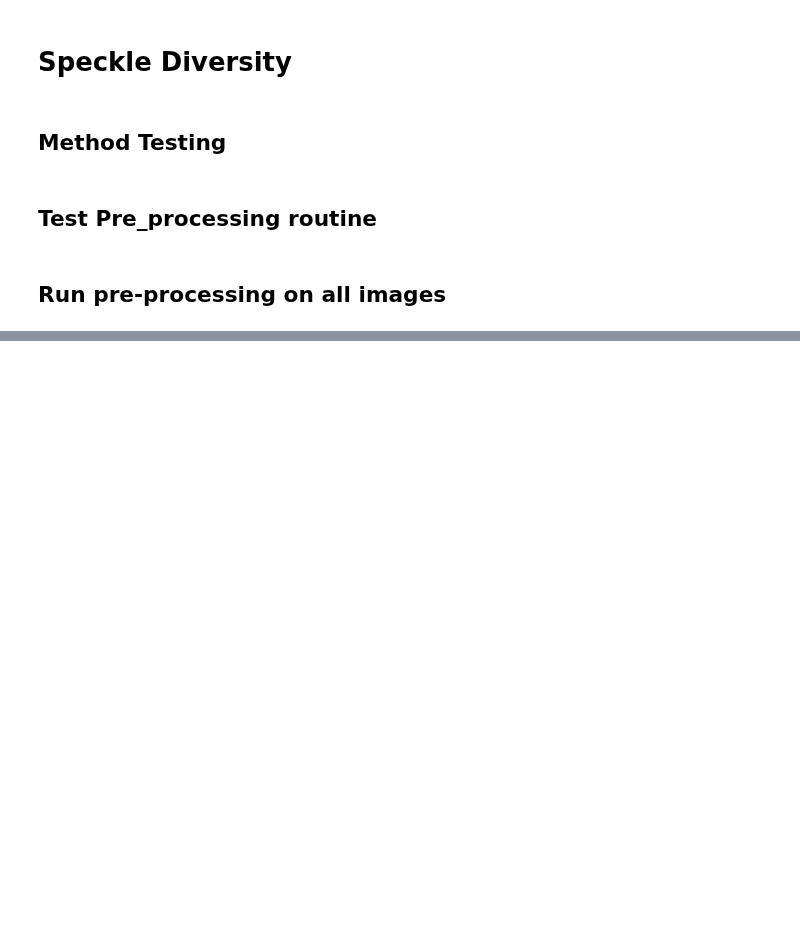
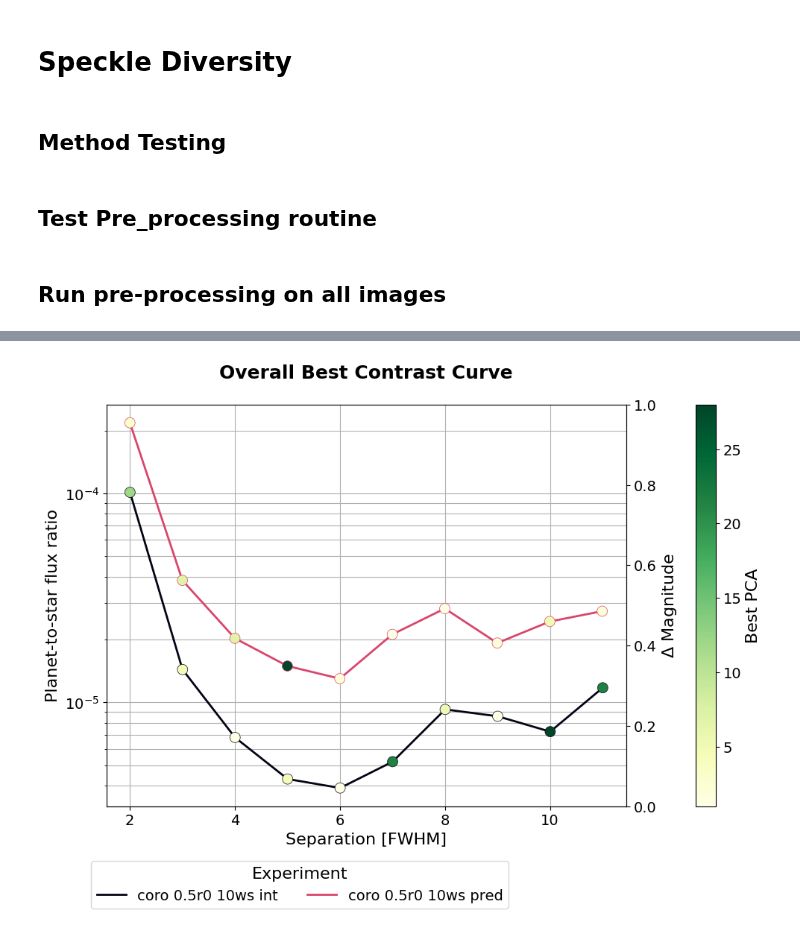
Before and after one commit to noah-bns/ESO_internship, a Jupyter notebook: notebooks/Pre_processing.ipynb, the cells around one changed output, grey strips where cells are left out. Cells and saved outputs as stored; diff of their text form; code cells hidden in the pictures; blank space fills up the shorter version.

```diff
--- a/notebooks/Pre_processing.ipynb
+++ b/notebooks/Pre_processing.ipynb
@@ -535,0 +970,9 @@ print(f'{save_name}.png')
+# %%
+#df = pd.read_hdf(f"{curves_output_path}/overall_best.h5", key = '')
+curves_output_path = '/home/aosimul/noah/results/animations'
+
+with pd.HDFStore(f"{curves_output_path}/overall_best.h5") as store:
+    print(store.keys())
+
+df = pd.read_hdf(f"{curves_output_path}/overall_best.h5", key = 'coro_0.5r0_10windspeed_int')
+df
@@ -535,0 +994,75 @@ print(f'{save_name}.png')
+# %%
+def plot_all_best(curves_output_path):
+    with pd.HDFStore(f"{curves_output_path}/overall_best.h5") as store:
+        fig, ax = plt.subplots(figsize=(12, 7))
+        gs0 = fig.add_gridspec(1, 1)
+        color_map = plt.cm.get_cmap('magma')   # seaborn-style colormap available in mpl
+        colors = [color_map(int(i)) for i in np.round(np.linspace(10, 150, len(store.keys())))]
+
+
+
+        for i, key in enumerate(store.keys()):
+            df = store[key]
+
+            ax.semilogy(
+                df.index,
+                df["best_contrast"],
+                lw=2,
+                color = colors[i],
+                label=key.strip("/").replace('_', ' ').replace('windspeed', 'ws'),
+            )
+
+            sc = ax.scatter(
+                df.index,
+                df["best_contrast"],
+                c=df["best_PCA"],
+                cmap="YlGn",
+                s=100,
+                zorder=5,
+                linewidth = 0.5,
+                edgecolors= colors[i],
+            )
+
+        leg1 = fig.legend(
+            fontsize=14,
+            loc="lower left",
+            bbox_to_anchor=(0.1, -(0.05 * len(store.keys()))),
+            ncol=2,
+            title="Experiment",
+            title_fontsize=16,
+        )
+
+    # Colorbar
+    cbar = fig.colorbar(
+        sc,
+        ax=ax,               # or axis_contrast_curves
+        pad=0.1,            # distance from the axes
+    )
+
+    cbar.set_label(
+        "Best PCA",
+        fontsize=16,
+    )
+
+    cbar.ax.tick_params(labelsize=14)
+    ax.set_title(
+            'Overall Best Contrast Curve',
+            fontsize=18, fontweight="bold", y=1.05)
+
+    ax.set_xlabel("Separation [FWHM]", fontsize=16)
+    ax.set_ylabel("Planet-to-star flux ratio", fontsize=16)
+    ax.tick_params(axis="both", which="major", labelsize=14)
+    ax.grid(which='both')
+    ax_mag = ax.twinx()
+    ax_mag.set_ylabel(r"$\Delta$ Magnitude", fontsize=16)
+
+    ax_mag.tick_params(axis="both", which="major", labelsize=14)
+
+    plt.savefig(f"{(curves_output_path)}/Overall_Best_Contrast.png",
+            bbox_inches="tight",
+            bbox_extra_artists=(leg1,),
+        )
+
+plot_all_best(curves_output_path)
+# %% [output]
+[figure, added]
```
Also changed, not shown: parts of 10 cells of this notebook, 9 other files.
